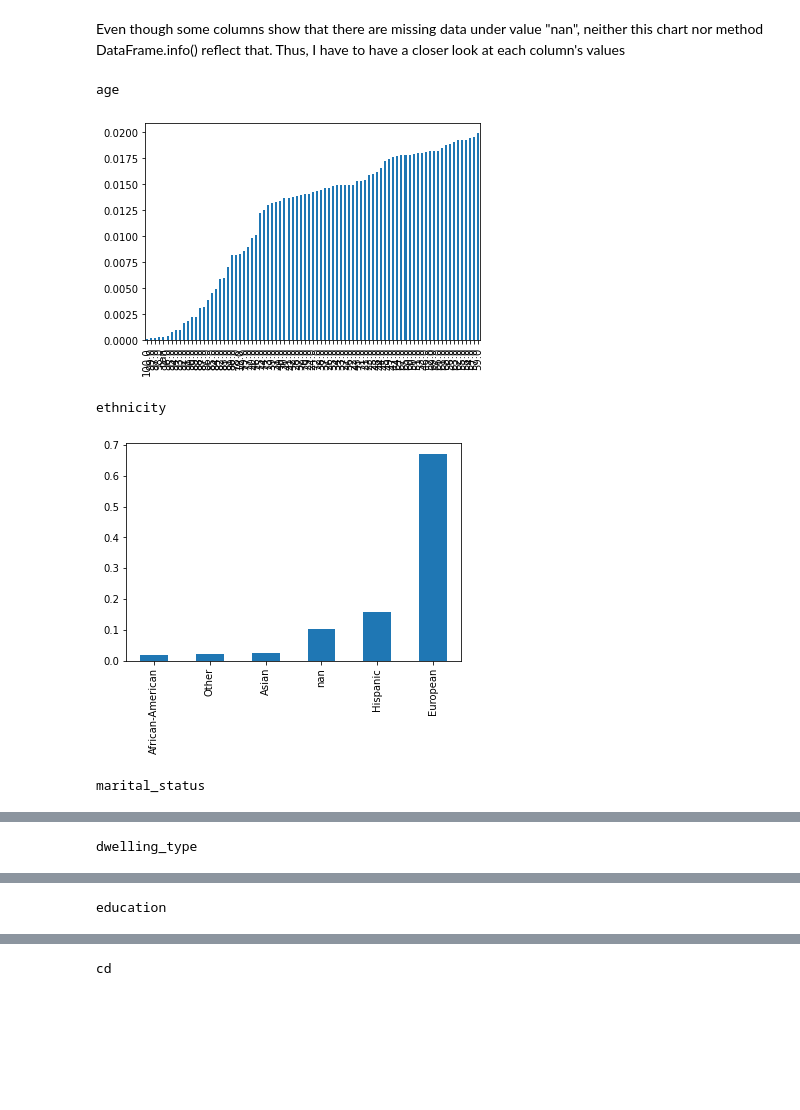
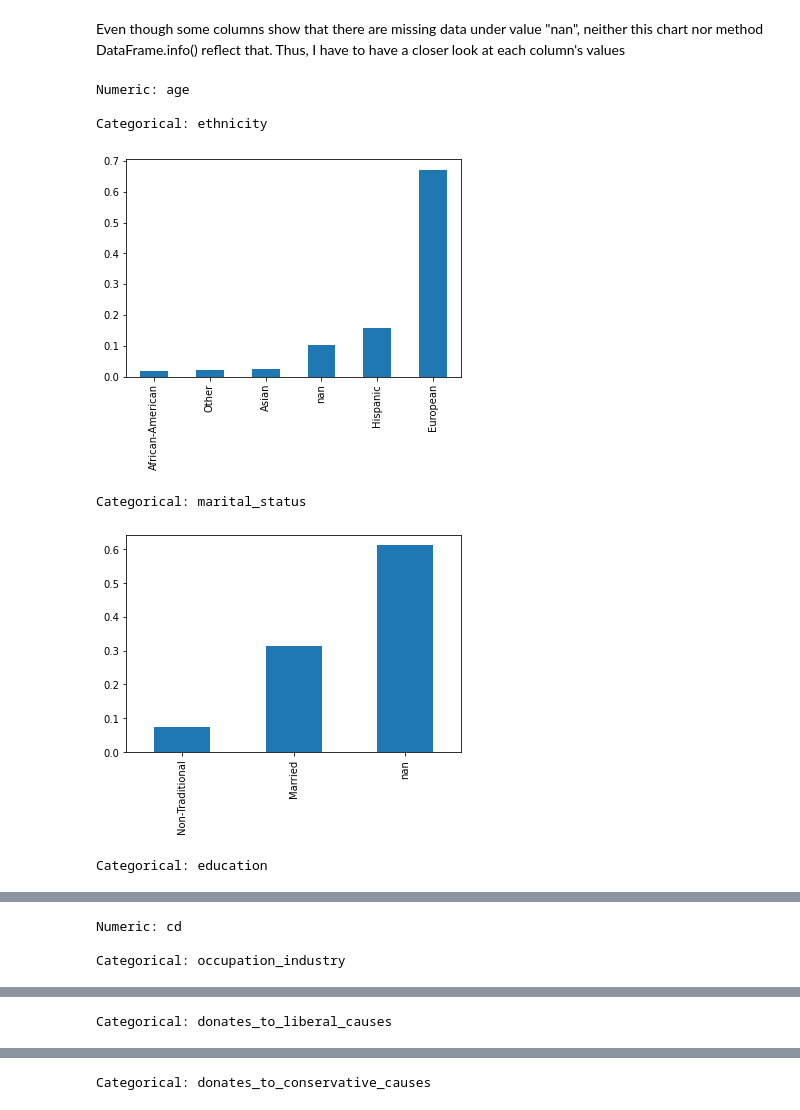
Before and after one commit to tedtdang/Practice-Data-Science, a Jupyter notebook: Optimus/Solution.ipynb, the cells around one changed output, grey strips where cells are left out. Drawn from its saved outputs; the diff is of its cells as text; code cells hidden in the pictures; blank space fills up the shorter version.

Commit message:
Update columns in Optimus project

```diff
--- a/Optimus/Solution.ipynb
+++ b/Optimus/Solution.ipynb
@@ -1,12 +1,12 @@
 # %%
 import datatable as dt
 import numpy as np
+import matplotlib.pyplot as plt
 
 # Import data set
 train = dt.fread('voterfile.csv').to_pandas()
 train = train.set_index('optimus_id', drop=True)
-train.rename(columns={"maritalstatus": "marital_status", "dwellingtype": "dwelling_type",
-                      'occupationindustry': 'occupation_industry'}, inplace=True)
+train.rename(columns={"maritalstatus": "marital_status", 'occupationindustry': 'occupation_industry'}, inplace=True)
 # %%
 # Have a look at the first five rows
 train.head()
@@ -42,3 +30,7 @@ memory usage: 9.9+ MB
+# %%
+train.drop(
+    columns=['dwellingtype', 'net_worth', 'petowner_dog', 'intrst_nascar_in_hh', 'intrst_musical_instruments_in_hh',
+             'home_owner_or_renter'], inplace=True)
 # %%
 # Check for missing data
 import missingno as msno
@@ -50,17 +42,23 @@ msno.bar(train)
 # %% [markdown]
 Even though some columns show that there are missing data under value "nan", neither this chart nor method DataFrame.info() reflect that. Thus, I have to have a closer look at each column's values
 # %%
-import matplotlib.pyplot as plt
-
 for col in train.columns:
-    # Found out 20/37 columns have missing data
+    # If column has missing data
     if train[col].isnull().sum() > 0 or 'nan' in train[col].unique():
-        print(col)
-        train[col].value_counts(normalize=True, dropna=False).sort_values().plot(kind='bar')
-        plt.show()
+        # Numeric type
+        if col in train.select_dtypes(np.number).columns:
+            print(f'Numeric: {col}')
+        # String type
+        else:
+            print(f'Categorical: {col}')
+            train[col].value_counts(normalize=True, dropna=False).sort_values().plot(kind='bar')
+            plt.show()
+        print()
 # %% [output]
-age
+Numeric: age
+
+Categorical: ethnicity
-[figure, old version]
+[figure, new version]
-ethnicity
+Categorical: marital_status
-[figure, old version]
+[figure, new version]
-marital_status
+Categorical: education
@@ -68 +66,3 @@ marital_status
-dwelling_type
+Numeric: cd
+
+Categorical: occupation_industry
@@ -70 +70 @@ dwelling_type
-education
+Categorical: donates_to_liberal_causes
@@ -72 +72 @@ education
-cd
+Categorical: donates_to_conservative_causes
```
Also changed, not shown: parts of 8 cells of this notebook, 10 other files.
